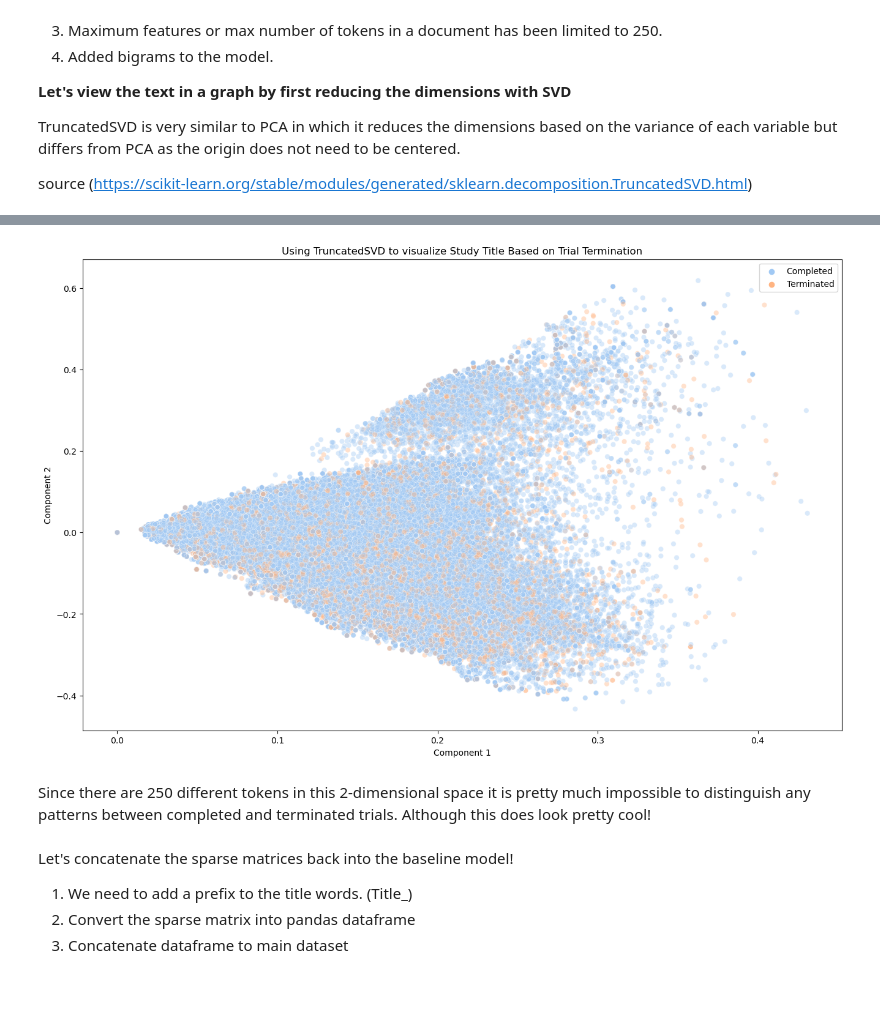
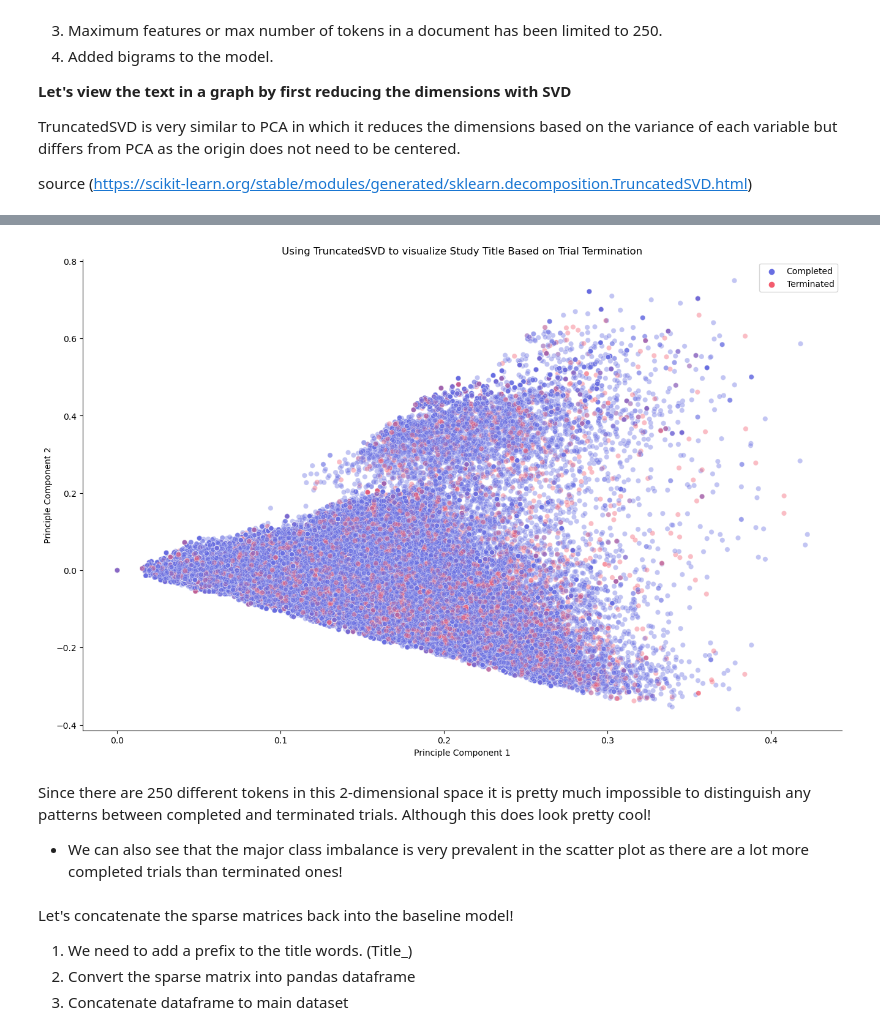
Before and after one commit to clem21chan/Clinical_Trials_Capstone, a Jupyter notebook: Notebooks/3.0_BaselineModelling.ipynb, the cells around one changed output, grey strips where cells are left out. Saved outputs shown, nothing was run; the diff lists cells and outputs as text; code cells hidden in the pictures; blank space fills up the shorter version.

Commit message:
Refined streamlit app, added visuals and models

```diff
--- a/Notebooks/3.0_BaselineModelling.ipynb
+++ b/Notebooks/3.0_BaselineModelling.ipynb
@@ -438,26 +440,29 @@ Component 1 explains 0.005914712110404272 of the variance and Component 2 explai
 # %%
 plt.figure(figsize=(16,10))
 sns.scatterplot(
     x=SVD_result[:,0], y=SVD_result[:,1],
     hue=y_train,
-    palette=sns.color_palette("pastel"),
+    palette={0: "#686ee2", 1: "#f35c6e"},
     alpha=0.4
 )
 plt.title('Using TruncatedSVD to visualize Study Title Based on Trial Termination')
-plt.xlabel('Component 1')
-plt.ylabel('Component 2')
+plt.xlabel('Principle Component 1')
+plt.ylabel('Principle Component 2')
 
 
 # Changing legend labels (https://stackoverflow.com/questions/23037548/change-main-plot-legend-label-text)
 Legend=plt.legend()
 Legend.get_texts()[0].set_text('Completed')
 Legend.get_texts()[1].set_text('Terminated')
 
+sns.despine()
+plt.savefig('pictures/truncatedSVD.jpg')
 plt.show()
 # %% [output]
-[figure, old version]
+[figure, new version]
 # %% [markdown]
 Since there are 250 different tokens in this 2-dimensional space it is pretty much impossible to distinguish any patterns between completed and terminated trials. Although this does look pretty cool!
+- We can also see that the major class imbalance is very prevalent in the scatter plot as there are a lot more completed trials than terminated ones!
 # %% [markdown]
 Let's concatenate the sparse matrices back into the baseline model!
 1. We need to add a prefix to the title words. (Title_)
```
Also changed, not shown: parts of 2 cells of this notebook, 5 other files.
